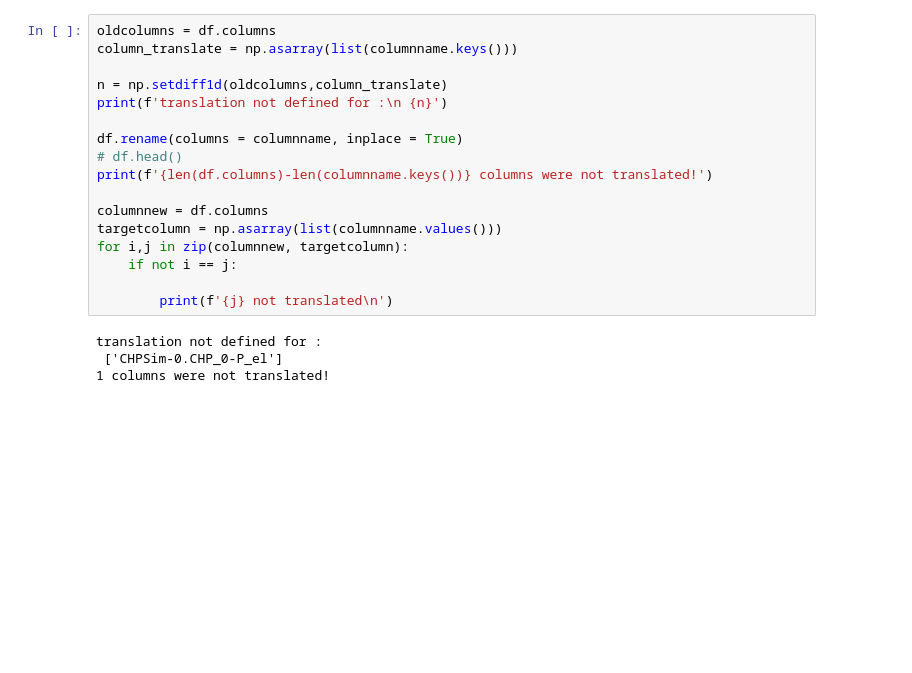
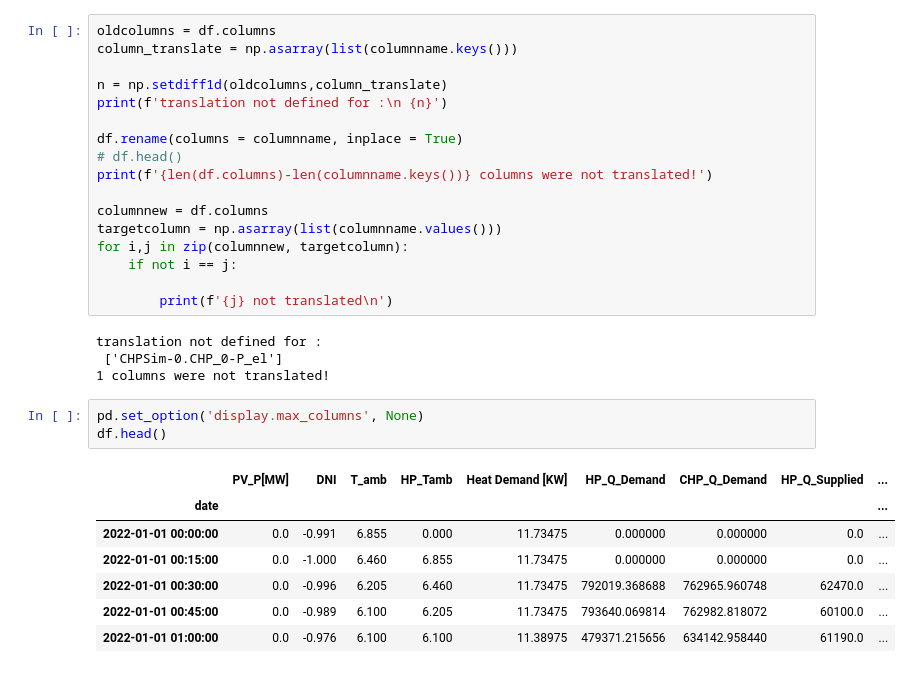
Before and after one commit to ltomas1/DES.sim, a Jupyter notebook: src/utils/visu.ipynb, the cells around one changed output. Cells and saved outputs as stored; diff of their text form; blank space fills up the shorter version.

```diff
--- a/src/utils/visu.ipynb
+++ b/src/utils/visu.ipynb
@@ -299,3 +302,14 @@ for i,j in zip(columnnew, targetcolumn):
 translation not defined for :
  ['CHPSim-0.CHP_0-P_el']
 1 columns were not translated!
+# %%
+pd.set_option('display.max_columns', None)
+df.head()
+# %% [output]
+|  | PV_P[MW] | DNI | T_amb | HP_Tamb | Heat Demand [KW] | HP_Q_Demand | CHP_Q_Demand | HP_Q_Supplied | ... |
+| date |  |  |  |  |  |  |  |  | ... |
+| 2022-01-01 00:00:00 | 0.0 | -0.991 | 6.855 | 0.000 | 11.73475 | 0.000000 | 0.000000 | 0.0 | ... |
+| 2022-01-01 00:15:00 | 0.0 | -1.000 | 6.460 | 6.855 | 11.73475 | 0.000000 | 0.000000 | 0.0 | ... |
+| 2022-01-01 00:30:00 | 0.0 | -0.996 | 6.205 | 6.460 | 11.73475 | 792019.368688 | 762965.960748 | 62470.0 | ... |
+| 2022-01-01 00:45:00 | 0.0 | -0.989 | 6.100 | 6.205 | 11.73475 | 793640.069814 | 762982.818072 | 60100.0 | ... |
+| 2022-01-01 01:00:00 | 0.0 | -0.976 | 6.100 | 6.100 | 11.38975 | 479371.215656 | 634142.958440 | 61190.0 | ... |
```
Also changed, not shown: parts of 10 cells of this notebook, 1 other file.
